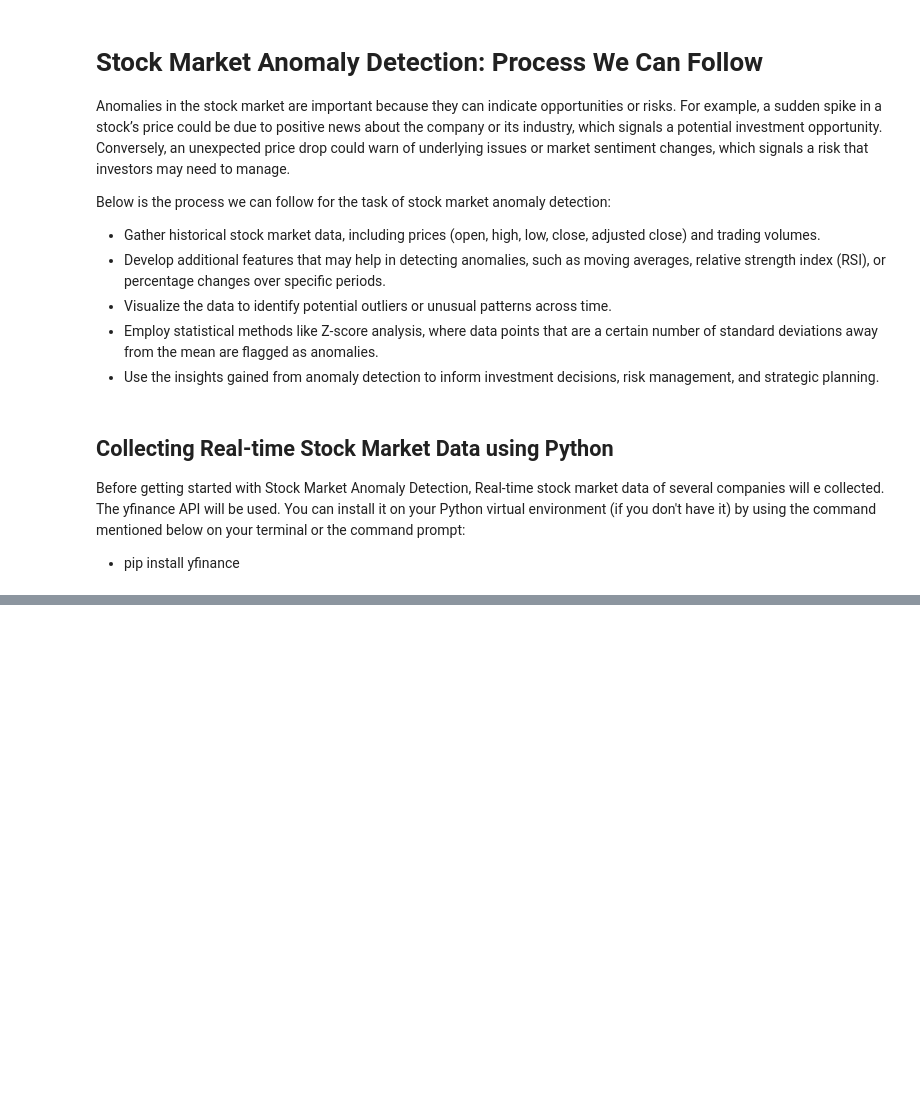
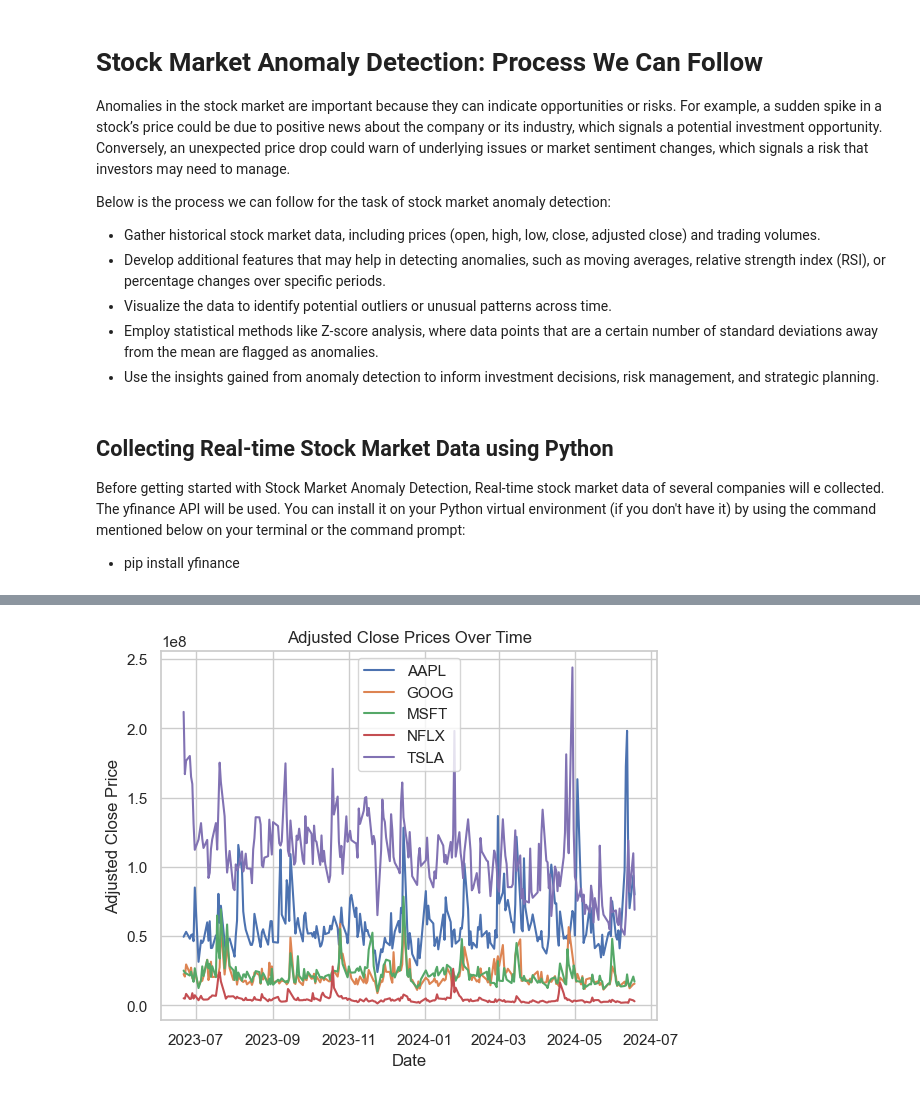
Before and after one commit to SirTee12/Marketing-Analysis-Projects, a Jupyter notebook: Stock-Market-Anomaly-Detection/Stock-Market-Anomaly-Detection.ipynb, the cells around one changed output, grey strips where cells are left out. Drawn from its saved outputs; the diff is of its cells as text; code cells hidden in the pictures; blank space fills up the shorter version.

```diff
--- a/Stock-Market-Anomaly-Detection/Stock-Market-Anomaly-Detection.ipynb
+++ b/Stock-Market-Anomaly-Detection/Stock-Market-Anomaly-Detection.ipynb
@@ -59,0 +125,13 @@ stock_Data.head()
+# %%
+# Plot the trading volume for each tick over time
+for ticker in stock_data_or['Ticker'].unique():
+    subset = stock_data_or[stock_data_or['Ticker'] == ticker]
+    plt.plot(subset.index, subset['Volume'], label = ticker)
+
+plt.title('Adjusted Close Prices Over Time')
+plt.xlabel('Date')
+plt.ylabel('Adjusted Close Price')
+plt.legend()
+plt.show()
+# %% [output]
+[figure, added]
```
Also changed, not shown: parts of 10 cells of this notebook.
